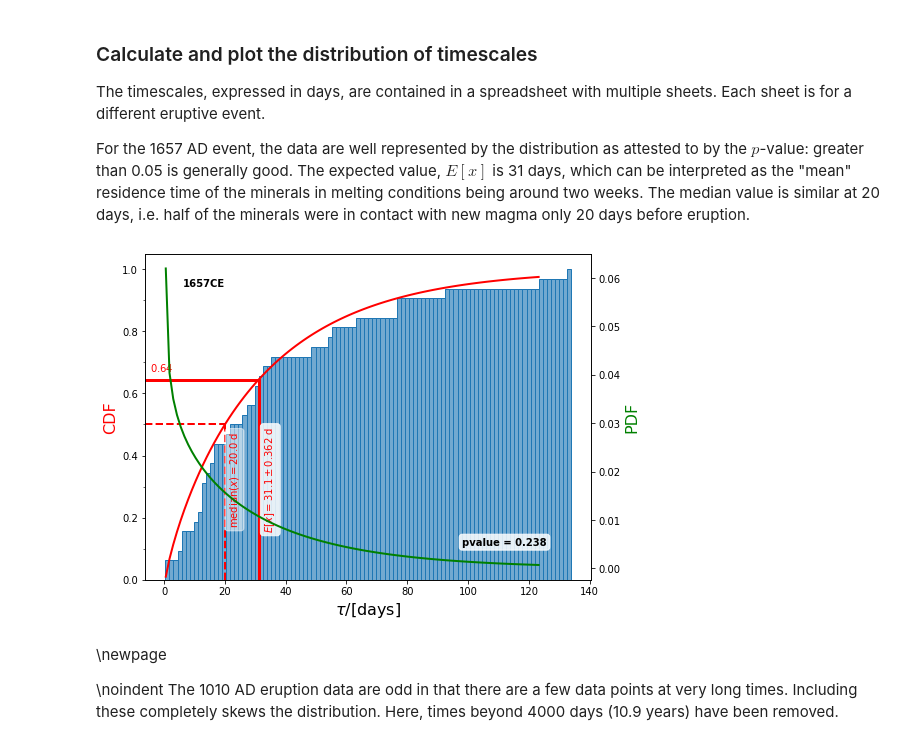
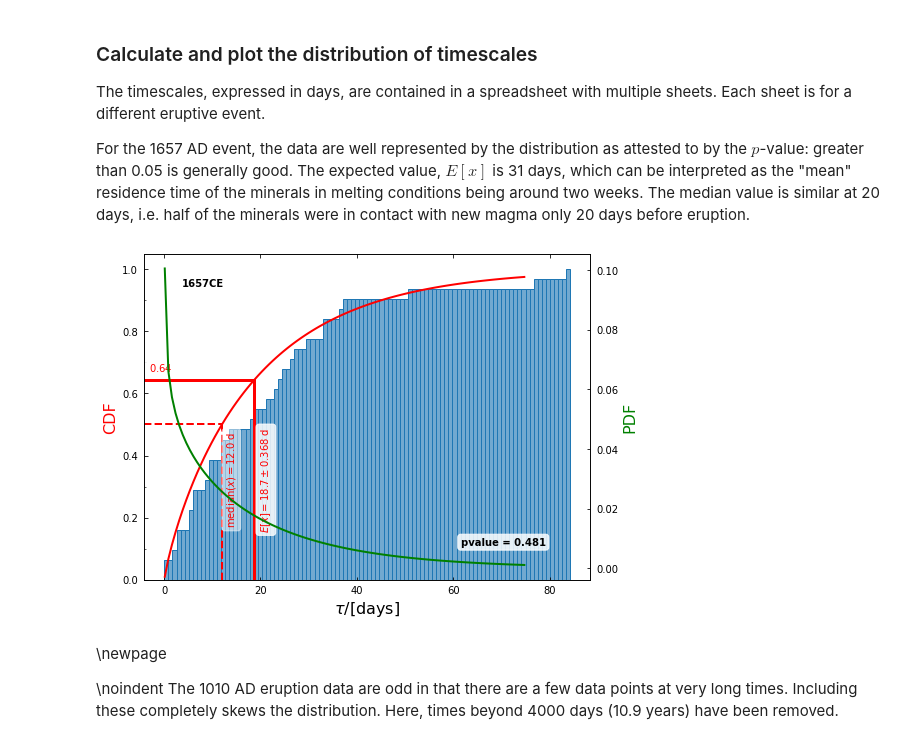
Before and after one commit to djessop/mineral_diffusion_timescales, a Jupyter notebook: mineral_diffusion_timescales.ipynb, the cells around one changed output. Drawn from its saved outputs; the diff is of its cells as text; code cells hidden in the pictures.

```diff
--- a/mineral_diffusion_timescales.ipynb
+++ b/mineral_diffusion_timescales.ipynb
@@ -198,14 +201,14 @@ For the 1657 AD event, the data are well represented by the distribution as atte
 # %%
 # '03-06-timescales.xlsx'
 eruption = '1657CE'
-popt, data, se, _ = calc_fit_plot(filename='01-07-sorted-timescales.xlsx',
+popt, data, se, _ = calc_fit_plot(filename='20210519-sorted-timescales.xlsx',
                                   sheet_name=eruption, cdf=True, nbins=100,
                                   ppf_tail=.975)
 eruption_dict[eruption] = dict(mean=gamma_distn.mean(*popt),
                                med=gamma_distn.median(*popt),
                                se=se[-1])
 # %% [output]
-[figure, old version]
+[figure, new version]
 # %% [markdown]
 \newpage
 
```
Also changed, not shown: parts of 6 cells of this notebook, 1 other file.
